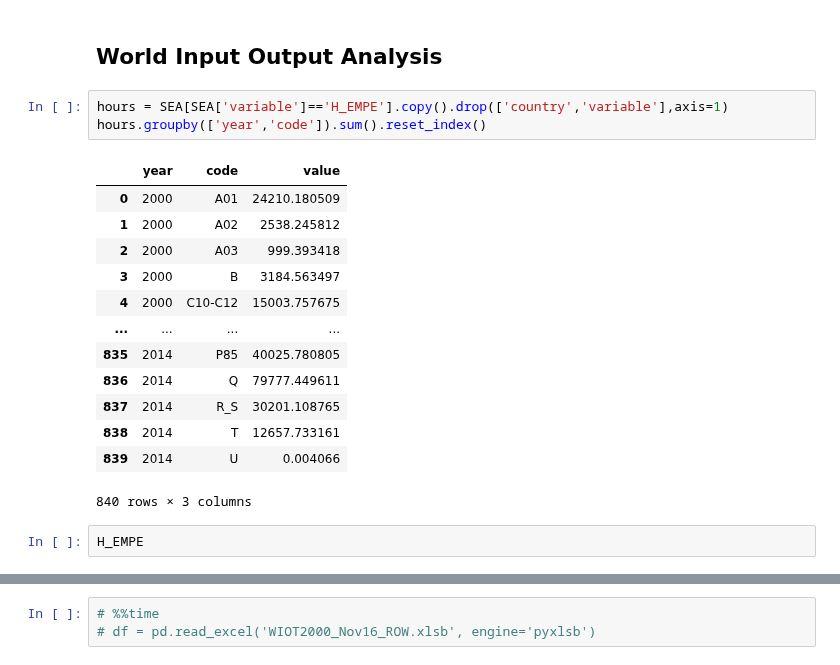
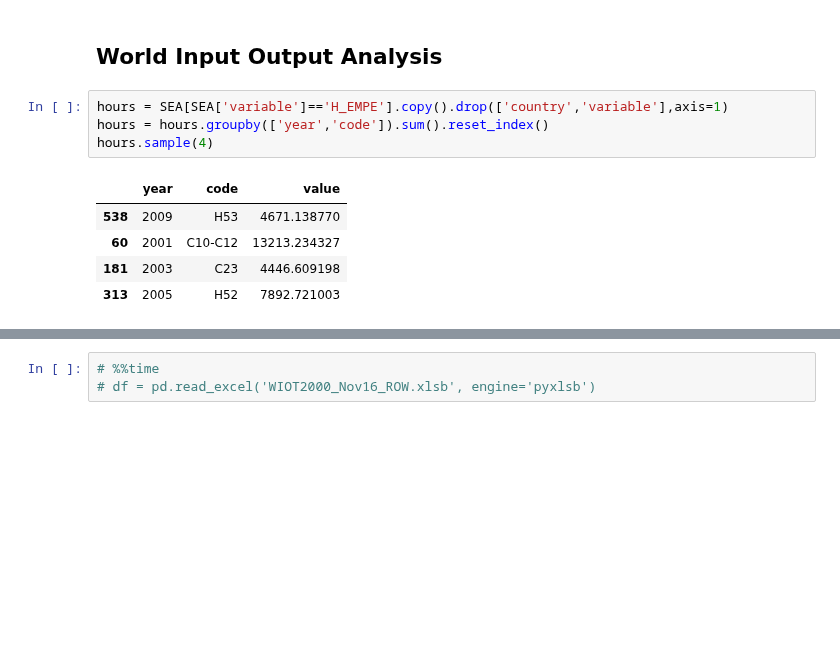
Before and after one commit to kavyajeetbora/ETL_wages, a Jupyter notebook: WIOD.ipynb, the cells around one changed output, grey strips where cells are left out. Drawn from its saved outputs; the diff is of its cells as text; blank space fills up the shorter version.

```diff
--- a/WIOD.ipynb
+++ b/WIOD.ipynb
@@ -337,20 +343,11 @@ sns.lineplot(data=data_filter, x='year', y='h3')
 ## World Input Output Analysis
 # %%
 hours = SEA[SEA['variable']=='H_EMPE'].copy().drop(['country','variable'],axis=1)
-hours.groupby(['year','code']).sum().reset_index()
+hours = hours.groupby(['year','code']).sum().reset_index()
+hours.sample(4)
 # %% [output]
 |  | year | code | value |
-| 0 | 2000 | A01 | 24210.180509 |
-| 1 | 2000 | A02 | 2538.245812 |
-| 2 | 2000 | A03 | 999.393418 |
-| 3 | 2000 | B | 3184.563497 |
-| 4 | 2000 | C10-C12 | 15003.757675 |
-| ... | ... | ... | ... |
-| 835 | 2014 | P85 | 40025.780805 |
-| 836 | 2014 | Q | 79777.449611 |
-| 837 | 2014 | R_S | 30201.108765 |
-| 838 | 2014 | T | 12657.733161 |
-| 839 | 2014 | U | 0.004066 |
+| 538 | 2009 | H53 | 4671.138770 |
+| 60 | 2001 | C10-C12 | 13213.234327 |
+| 181 | 2003 | C23 | 4446.609198 |
+| 313 | 2005 | H52 | 7892.721003 |
-840 rows × 3 columns
-# %%
-H_EMPE
```
Also changed, not shown: parts of 5 cells of this notebook.
